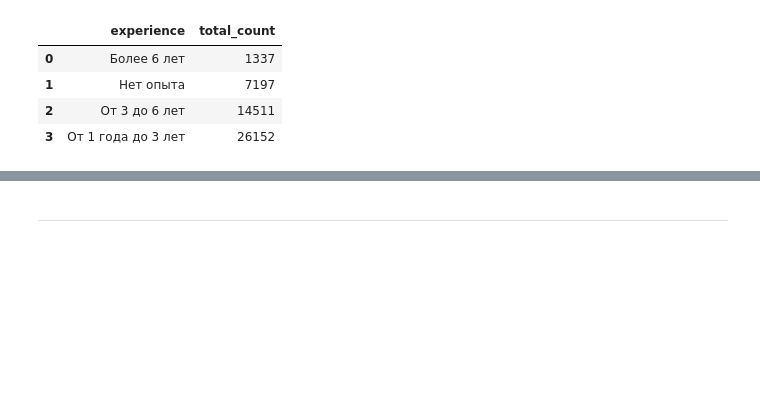
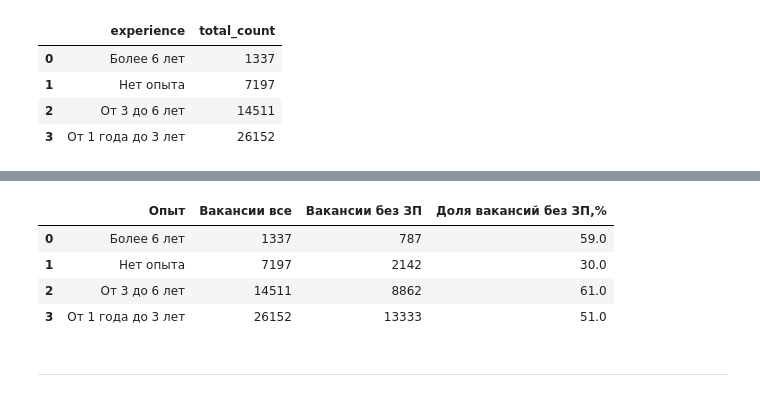
Before and after one commit to AntonYurkovskiy/Project_2_SQL_hh_analiysis, a Jupyter notebook: Project_2_Ноутбук_шаблон.ipynb, the cells around one changed output, grey strips where cells are left out. Cells and saved outputs as stored; diff of their text form; code cells hidden in the pictures; blank space fills up the shorter version.

Commit message:
project complete

```diff
--- a/Project_2_Ноутбук_шаблон.ipynb
+++ b/Project_2_Ноутбук_шаблон.ipynb
@@ -16,13 +16,6 @@ from plotly.subplots import make_subplots
 
 # импортируем библиотеку от одного продвинутого студента
 import urllib.parse as req
-# %%
-# вставьте сюда параметры подключения из юнита 1. Работа с базой данных из Python
-DBNAME = 'project_sql'
-USER = 'skillfactory'
-PASSWORD = 'cCkxxLVrDE8EbvjueeMedPKt'
-HOST = '84.201.134.129'
-PORT = 5432
 # %%
 connection = psycopg2.connect(
     dbname=DBNAME,
@@ -553,0 +530,20 @@ display(df_4_5)
+# %%
+# текст запроса
+query_4_5_1 = f'''select
+                    --выводим значение опыта
+                    experience,
+                    --считаем вакансии по id
+                    count(id) null_salary_count
+                --из таблицы вакансий
+                from vacancies
+                --где и верхняя и нижняя граница зарплатной вилки не заполнена
+                where salary_from is null
+                    and salary_to is null
+                --группируем по опыту
+                group by experience
+                --сортируем по количеству вакансий в порядку убывания
+                order by count(id) asc
+            '''
+# результат запроса
+df_4_5_1 = pd.read_sql_query(query_4_5_1, connection)
+display(df_4_5_1)
@@ -554,2 +556,21 @@ display(df_4_5)
+# %%
+# присоединим ко всем вакансиям вакансии без ЗП
+# и сохраним в переменную
+experience_df = df_4_5.join(
+    df_4_5_1.set_index('experience'),
+    on='experience',
+    how='inner'
+)
+# переопределим названия столбцов
+experience_df.columns = ['Опыт', 'Вакансии все','Вакансии без ЗП']
+# добавим столбец с долей вакансии без ЗП
+experience_df['Доля вакансий без ЗП,%'] = round(experience_df['Вакансии без ЗП']/experience_df['Вакансии все']*100)
+display(experience_df)
+# %% [output]
+|  | Опыт | Вакансии все | Вакансии без ЗП | Доля вакансий без ЗП,% |
+| 0 | Более 6 лет | 1337 | 787 | 59.0 |
+| 1 | Нет опыта | 7197 | 2142 | 30.0 |
+| 2 | От 3 до 6 лет | 14511 | 8862 | 61.0 |
+| 3 | От 1 года до 3 лет | 26152 | 13333 | 51.0 |
 # %% [markdown]
 ***
```
Also changed, not shown: parts of 22 cells of this notebook, 1 other file.
